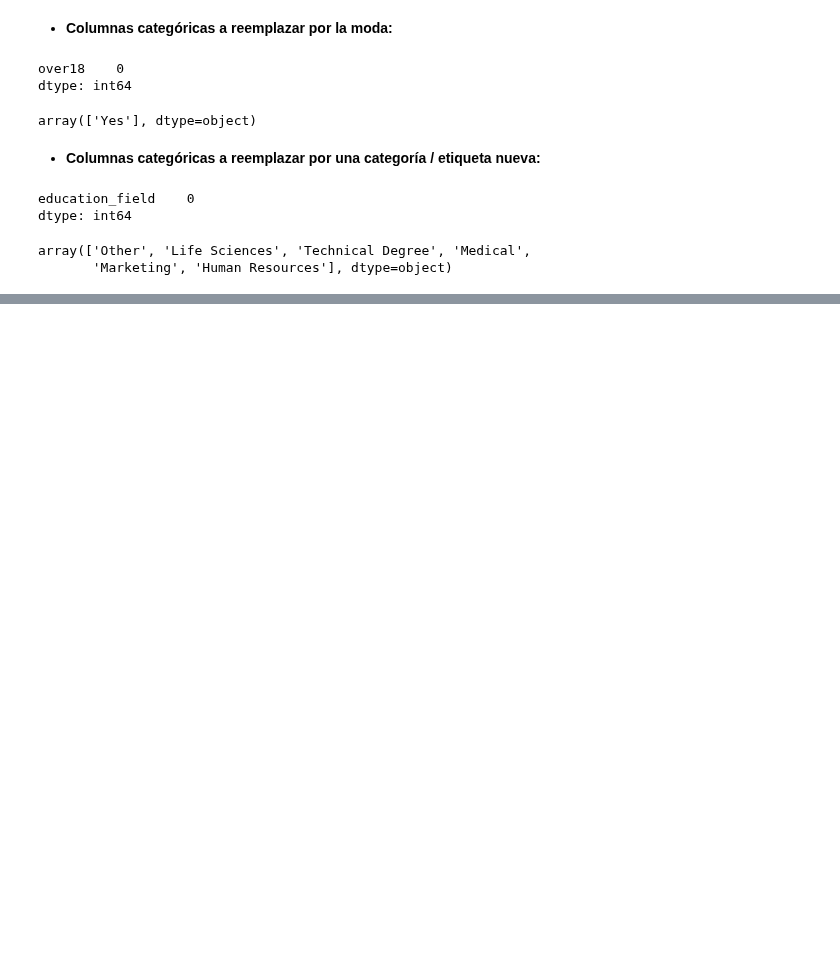
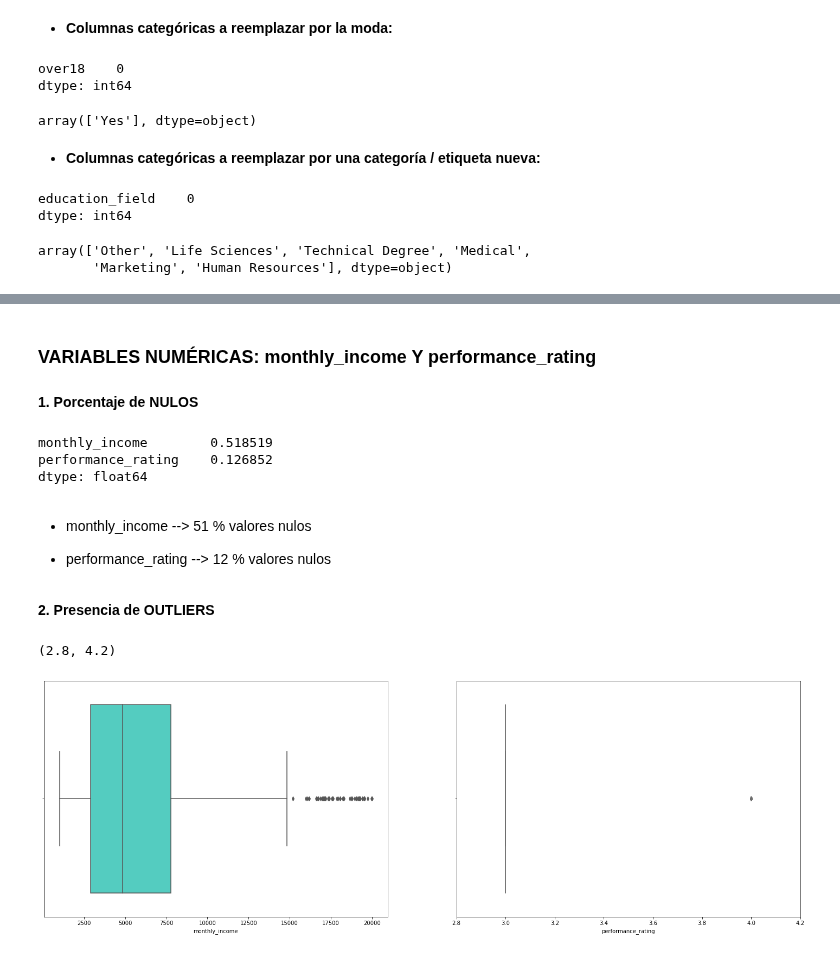
Before and after one commit to Paulamc1695/proyecto_da_promo_J_modulo_3, a Jupyter notebook: Paula_Fase_2_Transformacion_Datos.ipynb, the cells around one changed output, grey strips where cells are left out. Drawn from its saved outputs; the diff is of its cells as text; code cells hidden in the pictures; blank space fills up the shorter version.

Commit message:
imputacion monthly_income performance_rating

```diff
--- a/Paula_Fase_2_Transformacion_Datos.ipynb
+++ b/Paula_Fase_2_Transformacion_Datos.ipynb
@@ -433,0 +468,3 @@ array(['Other', 'Life Sciences', 'Technical Degree', 'Medical',
+# %%
+df_transformacion = pd.read_csv("HR_02.csv", index_col = None)
+df_prueba = df_transformacion.copy()
@@ -433,0 +480,4 @@ array(['Other', 'Life Sciences', 'Technical Degree', 'Medical',
+# %% [markdown]
+### **VARIABLES NUMÉRICAS: monthly_income Y performance_rating**
+# %% [markdown]
+**1. Porcentaje de NULOS**
@@ -433,0 +486,35 @@ array(['Other', 'Life Sciences', 'Technical Degree', 'Medical',
+# %%
+df_prueba[numericas].isnull().sum() / df_prueba.shape[0]
+# %% [output]
+monthly_income        0.518519
+performance_rating    0.126852
+dtype: float64
+# %% [markdown]
+- monthly_income --> 51 % valores nulos
+
+- performance_rating --> 12 % valores nulos
+# %% [markdown]
+**2. Presencia de OUTLIERS**
+# %%
+# Crear el subplot
+fig, axes = plt.subplots(nrows=1, ncols=2, figsize=(25, 8))  # Aumenta el tamaño de la figura
+
+# Primer boxplot
+sns.boxplot(x="monthly_income",
+            data=df_prueba,
+            width=0.8,
+            color="turquoise",
+            ax=axes[0])
+
+# Segundo boxplot
+sns.boxplot(x="performance_rating",
+            data=df_prueba,
+            width=0.8,
+            color="violet",
+            ax=axes[1])
+
+# Ajustar límites de los ejes para ver los cuartiles mejor
+axes[1].set_xlim(2.8, 4.2)
+# %% [output]
+(2.8, 4.2)
+[figure, added]
```
Also changed, not shown: parts of 16 cells of this notebook.
